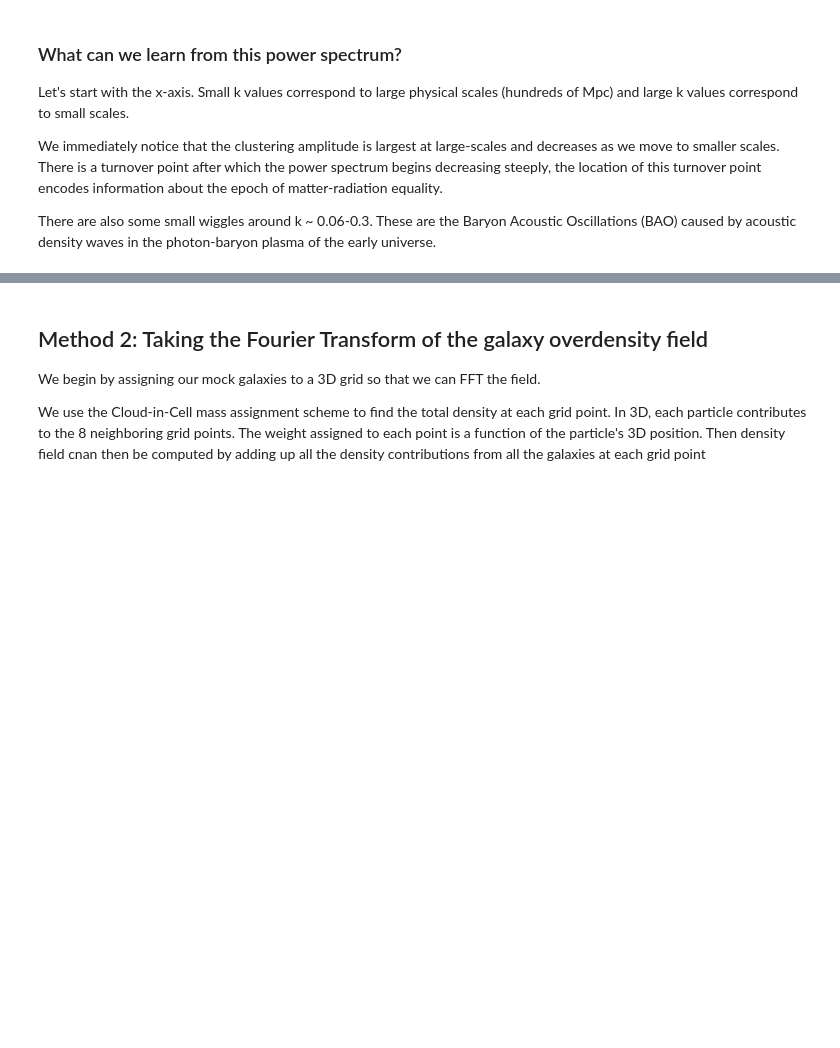
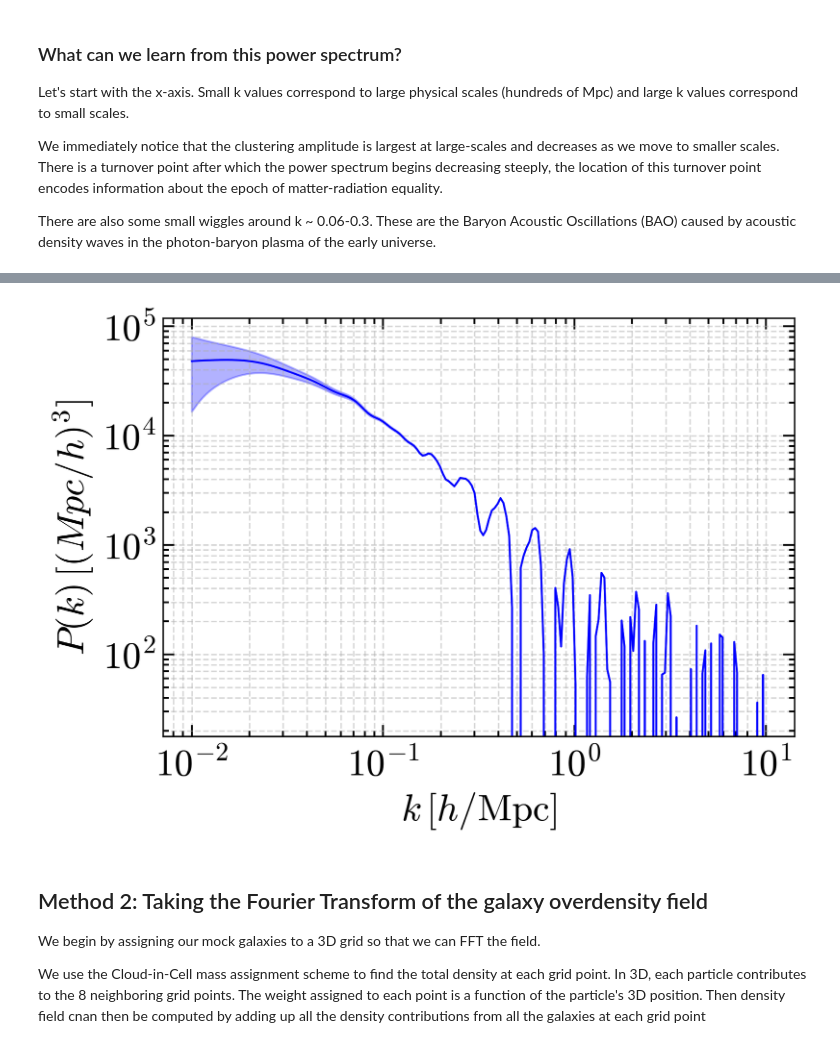
Before and after one commit to ua-2025q3-astr501-513/p1-the-cosmological-entity, a Jupyter notebook: presentation.ipynb, the cells around one changed output, grey strips where cells are left out. Drawn from its saved outputs; the diff is of its cells as text; code cells hidden in the pictures; blank space fills up the shorter version.

```diff
--- a/presentation.ipynb
+++ b/presentation.ipynb
@@ -71,3 +327,14 @@ There are also some small wiggles around k ~ 0.06-0.3. These are the Baryon Acou
+# %%
+k, Pk, sigma_Pk = np.loadtxt("data/pk_from_xi_1.txt", skiprows=1, unpack=True)
+plt.figure(figsize=(6,4))
+plt.loglog(k, Pk, color = 'b', lw=1)
+plt.fill_between(k, Pk - sigma_Pk, Pk + sigma_Pk, color='b', alpha=0.3)
+plt.xlabel(r"$k\,[h/{\rm Mpc}]$")
+plt.ylabel(r"$P(k)\,[(Mpc/h)^3]$")
+plt.grid(True, which='both', ls='--', alpha=0.5)
+plt.show()
+# %% [output]
+[figure, added]
 # %% [markdown]
 ## Method 2: Taking the Fourier Transform of the galaxy overdensity field
 
```
Also changed, not shown: parts of 12 cells of this notebook, 1 other file.
